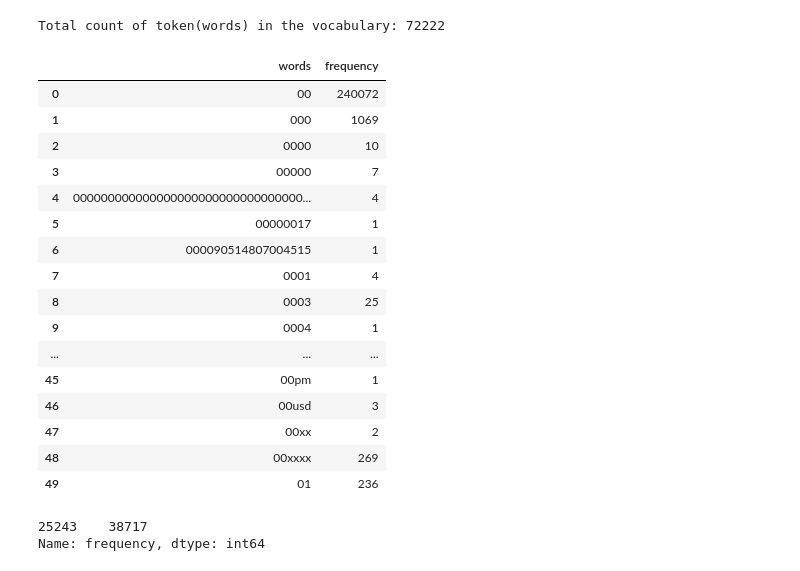
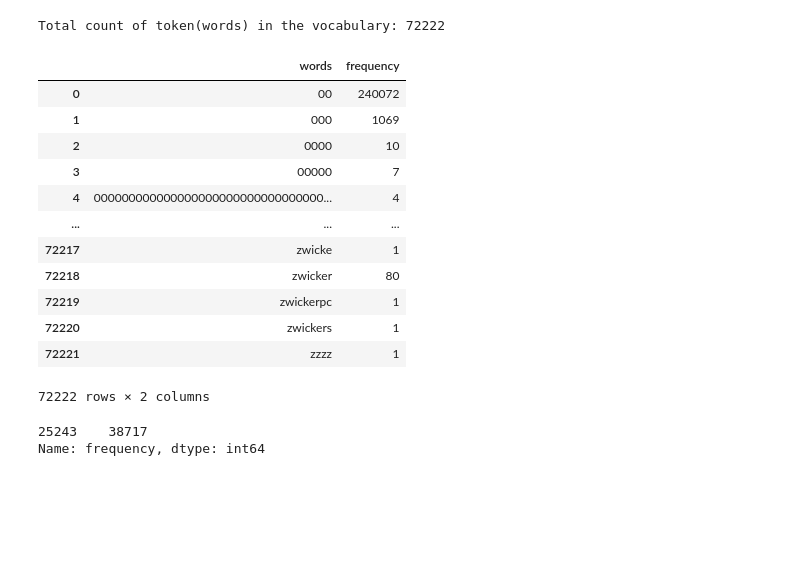
Before and after one commit to nss-data-science-cohort-6/cfpb_text_classification-gangsta-s-paradise, a Jupyter notebook: notebooks/smita_cfbp1.ipynb, the cells around one changed output. Saved outputs shown, nothing was run; the diff lists cells and outputs as text; code cells hidden in the pictures; blank space fills up the shorter version.

```diff
--- a/notebooks/smita_cfbp1.ipynb
+++ b/notebooks/smita_cfbp1.ipynb
@@ -202,32 +202,28 @@ Total count of token(words) in the vocabulary: 72222
 # %%
 # finding the frequecy of the token
 
 # Fill this in to build a DataFrame of words and their counts
 word_counts = pd.DataFrame({
     'words': vect.get_feature_names_out(), #sorted(vocb_dic.keys()) can also give it in the same order
     #becoz the vocb_dic is not in the same order for count(frequency) so we can not use the dic.keys for word to match the grefuency
     'frequency': np.array(X_train_vec.sum(axis = 0)).flatten()
 })
 
-word_counts.head(50)
+word_counts
 # %% [output]
 |  | words | frequency |
 | 0 | 00 | 240072 |
 | 1 | 000 | 1069 |
 | 2 | 0000 | 10 |
 | 3 | 00000 | 7 |
 | 4 | 000000000000000000000000000000000... | 4 |
-| 5 | 00000017 | 1 |
-| 6 | 000090514807004515 | 1 |
-| 7 | 0001 | 4 |
-| 8 | 0003 | 25 |
-| 9 | 0004 | 1 |
 | ... | ... | ... |
-| 45 | 00pm | 1 |
-| 46 | 00usd | 3 |
-| 47 | 00xx | 2 |
-| 48 | 00xxxx | 269 |
-| 49 | 01 | 236 |
+| 72217 | zwicke | 1 |
+| 72218 | zwicker | 80 |
+| 72219 | zwickerpc | 1 |
+| 72220 | zwickers | 1 |
+| 72221 | zzzz | 1 |
+72222 rows × 2 columns
 # %%
 word_counts[word_counts['words']=='equifax']['frequency']
 # %% [output]
```
Also changed, not shown: parts of 29 cells of this notebook.
